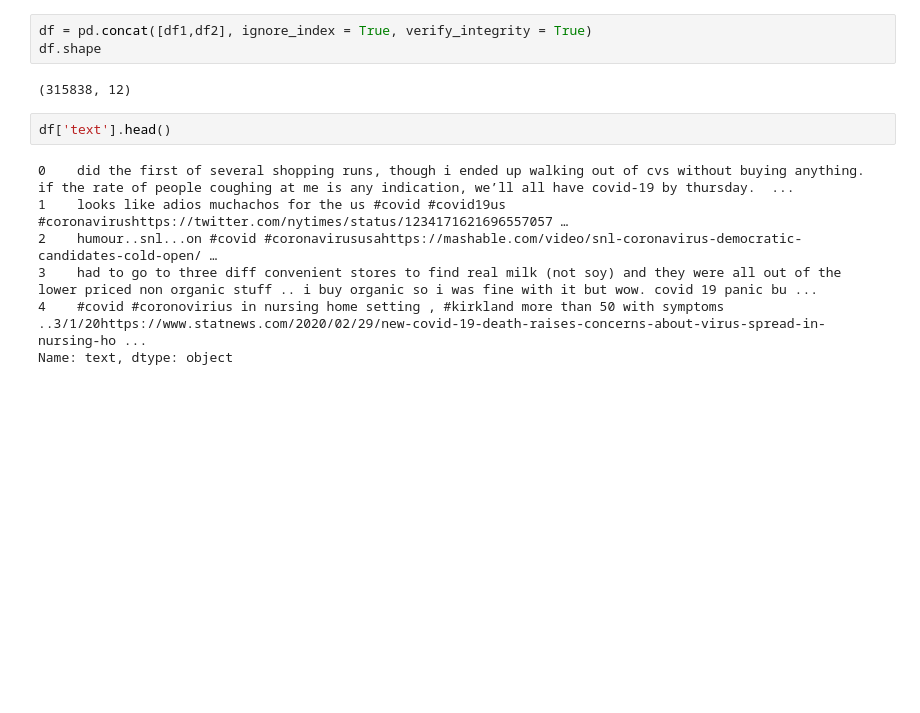
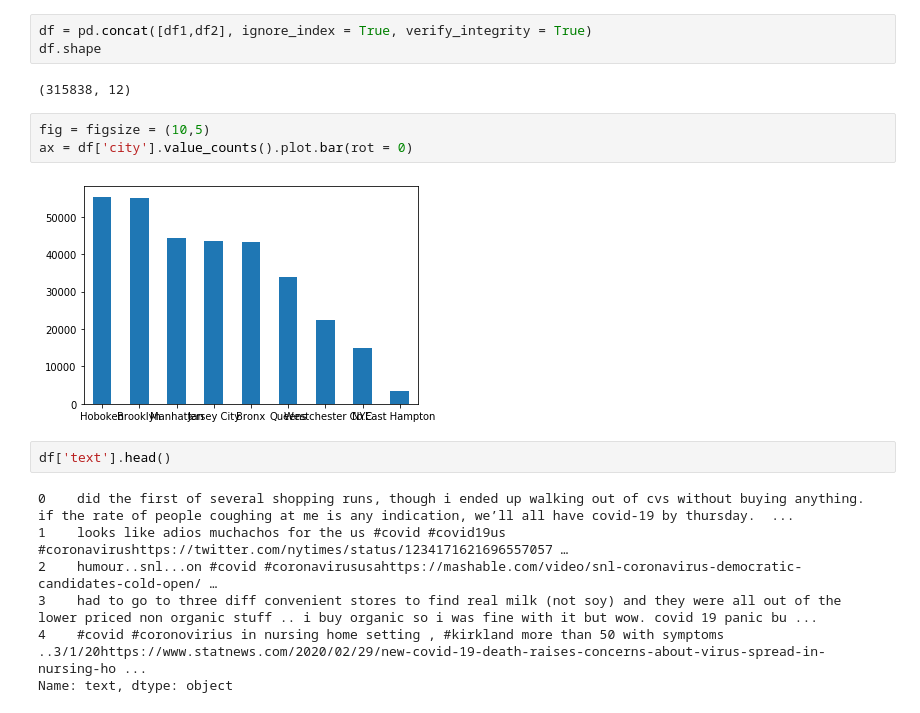
Before and after one commit to boosra/client_project-Covid, a Jupyter notebook: adam/WordVectorizer.ipynb, the cells around one changed output. Drawn from its saved outputs; the diff is of its cells as text; blank space fills up the shorter version.

```diff
--- a/adam/WordVectorizer.ipynb
+++ b/adam/WordVectorizer.ipynb
@@ -65,6 +65,11 @@ df = pd.concat([df1,df2], ignore_index = True, verify_integrity = True)
 df.shape
 # %% [output]
 (315838, 12)
+# %%
+fig = figsize = (10,5)
+ax = df['city'].value_counts().plot.bar(rot = 0)
+# %% [output]
+[figure, added]
 # %%
 df['text'].head()
 # %% [output]
```
Also changed, not shown: parts of 4 cells of this notebook, 2 other files.
